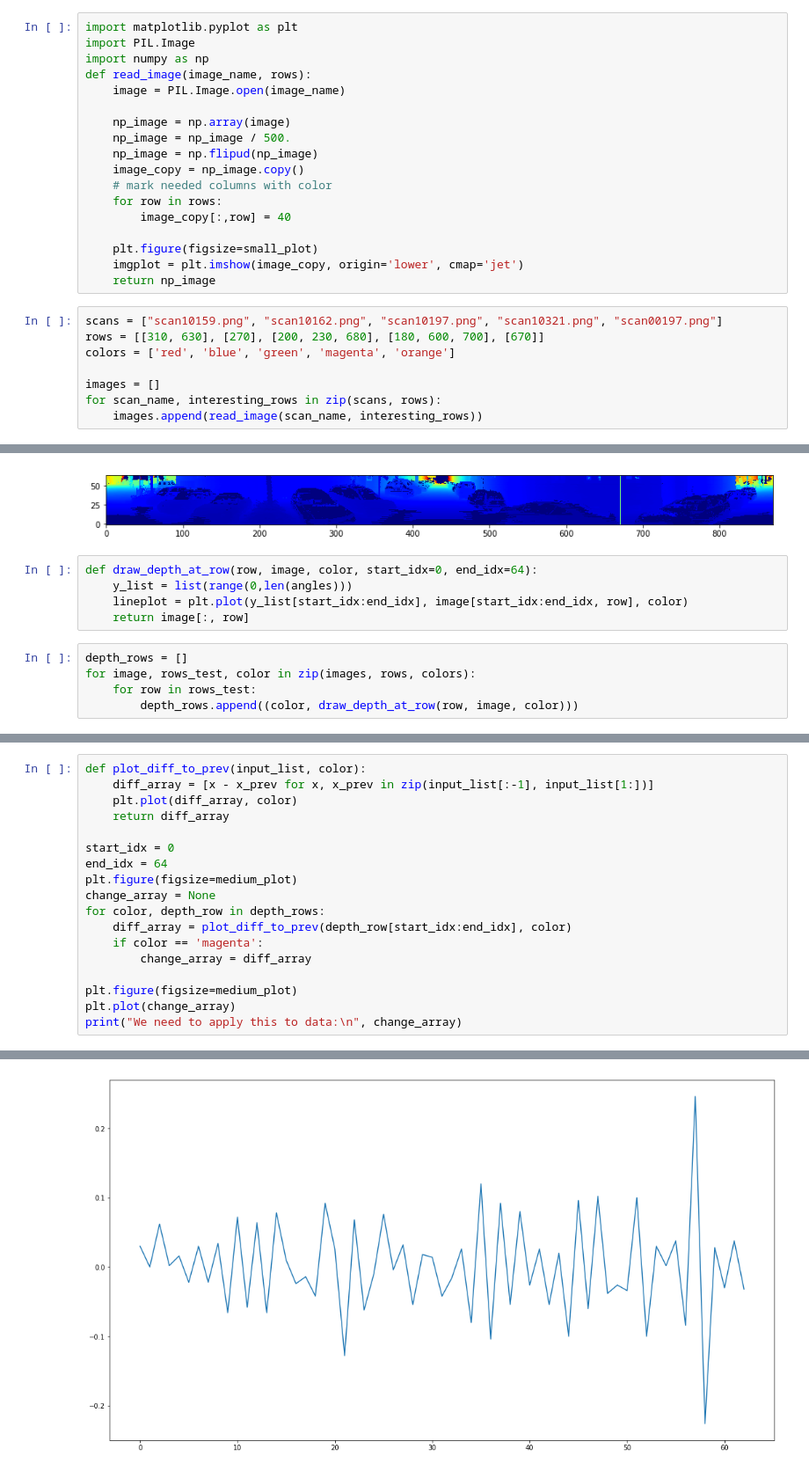
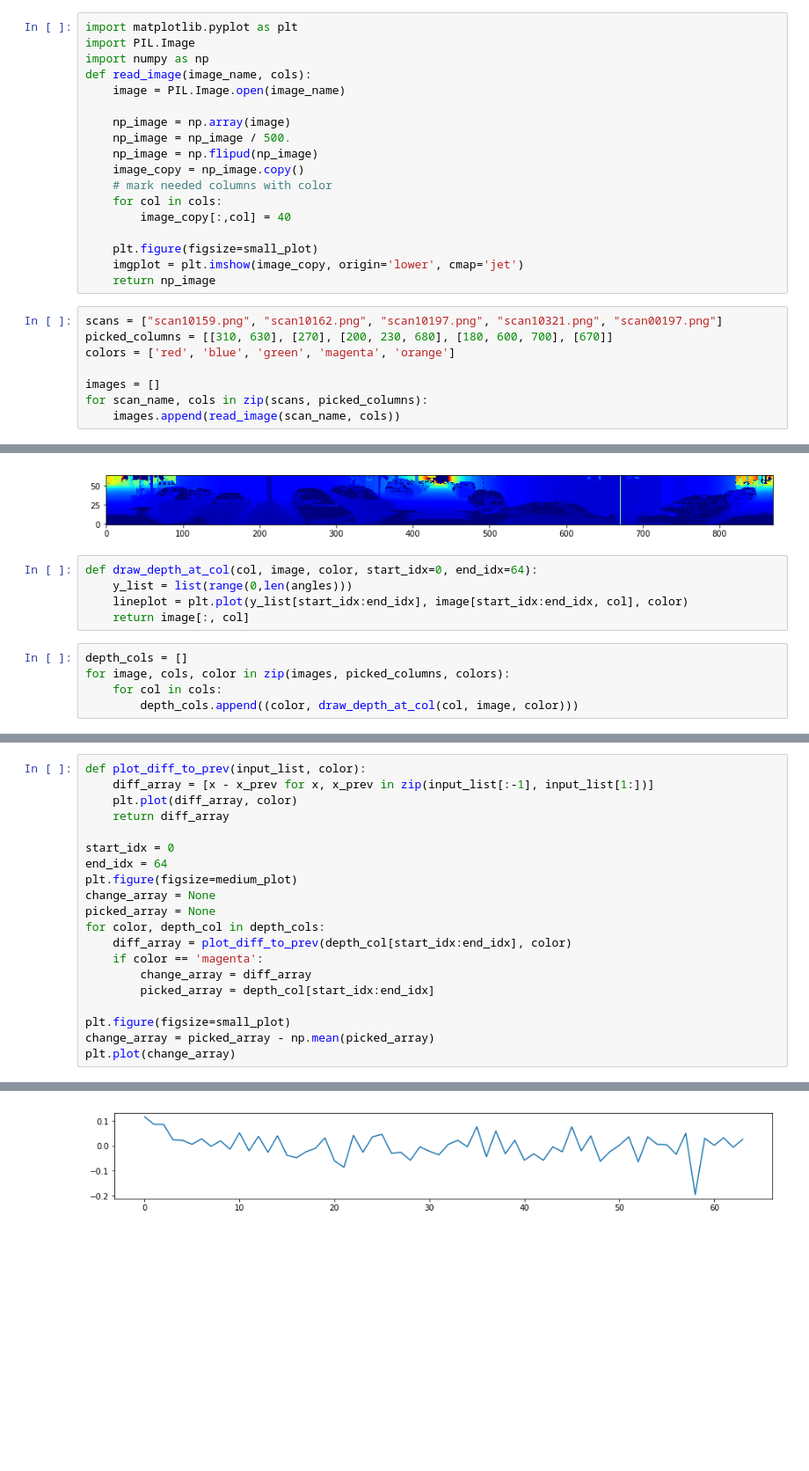
Before and after one commit to PRBonn/depth_clustering, a Jupyter notebook: notebooks/depth_fix.ipynb, the cells around one changed output, grey strips where cells are left out. Shown at 88% size. Cells and saved outputs as stored; diff of their text form; blank space fills up the shorter version.

Commit message:
fix depth for Moosman data

```diff
--- a/notebooks/depth_fix.ipynb
+++ b/notebooks/depth_fix.ipynb
@@ -13,7 +13,7 @@ big_plot = (100, 3)
 import matplotlib.pyplot as plt
 import PIL.Image
 import numpy as np
-def read_image(image_name, rows):
+def read_image(image_name, cols):
     image = PIL.Image.open(image_name)
 
     np_image = np.array(image)
@@ -21,20 +21,20 @@ def read_image(image_name, rows):
     np_image = np.flipud(np_image)
     image_copy = np_image.copy()
     # mark needed columns with color
-    for row in rows:
-        image_copy[:,row] = 40
+    for col in cols:
+        image_copy[:,col] = 40
 
     plt.figure(figsize=small_plot)
     imgplot = plt.imshow(image_copy, origin='lower', cmap='jet')
     return np_image
 # %%
 scans = ["scan10159.png", "scan10162.png", "scan10197.png", "scan10321.png", "scan00197.png"]
-rows = [[310, 630], [270], [200, 230, 680], [180, 600, 700], [670]]
+picked_columns = [[310, 630], [270], [200, 230, 680], [180, 600, 700], [670]]
 colors = ['red', 'blue', 'green', 'magenta', 'orange']
 
 images = []
-for scan_name, interesting_rows in zip(scans, rows):
-    images.append(read_image(scan_name, interesting_rows))
+for scan_name, cols in zip(scans, picked_columns):
+    images.append(read_image(scan_name, cols))
 # %% [output]
 [figure]
 [figure]
@@ -42,13 +42,13 @@ for scan_name, interesting_rows in zip(scans, rows):
 [figure]
 [figure]
 # %%
-def draw_depth_at_row(row, image, color, start_idx=0, end_idx=64):
+def draw_depth_at_col(col, image, color, start_idx=0, end_idx=64):
     y_list = list(range(0,len(angles)))
-    lineplot = plt.plot(y_list[start_idx:end_idx], image[start_idx:end_idx, row], color)
-    return image[:, row]
+    lineplot = plt.plot(y_list[start_idx:end_idx], image[start_idx:end_idx, col], color)
+    return image[:, col]
 # %%
-depth_rows = []
-for image, rows_test, color in zip(images, rows, colors):
-    for row in rows_test:
-        depth_rows.append((color, draw_depth_at_row(row, image, color)))
+depth_cols = []
+for image, cols, color in zip(images, picked_columns, colors):
+    for col in cols:
+        depth_cols.append((color, draw_depth_at_col(col, image, color)))
 # %% [output]
@@ -63,12 +63,14 @@ start_idx = 0
 end_idx = 64
 plt.figure(figsize=medium_plot)
 change_array = None
-for color, depth_row in depth_rows:
-    diff_array = plot_diff_to_prev(depth_row[start_idx:end_idx], color)
+picked_array = None
+for color, depth_col in depth_cols:
+    diff_array = plot_diff_to_prev(depth_col[start_idx:end_idx], color)
     if color == 'magenta':
         change_array = diff_array
+        picked_array = depth_col[start_idx:end_idx]
 
-plt.figure(figsize=medium_plot)
+plt.figure(figsize=small_plot)
+change_array = picked_array - np.mean(picked_array)
 plt.plot(change_array)
-print("We need to apply this to data:\n", change_array)
 # %% [output]
@@ -78 +79 @@ We need to apply this to data:
-[figure, old version]
+[figure, new version]
```
Also changed, not shown: parts of 3 cells of this notebook, 2 other files.
